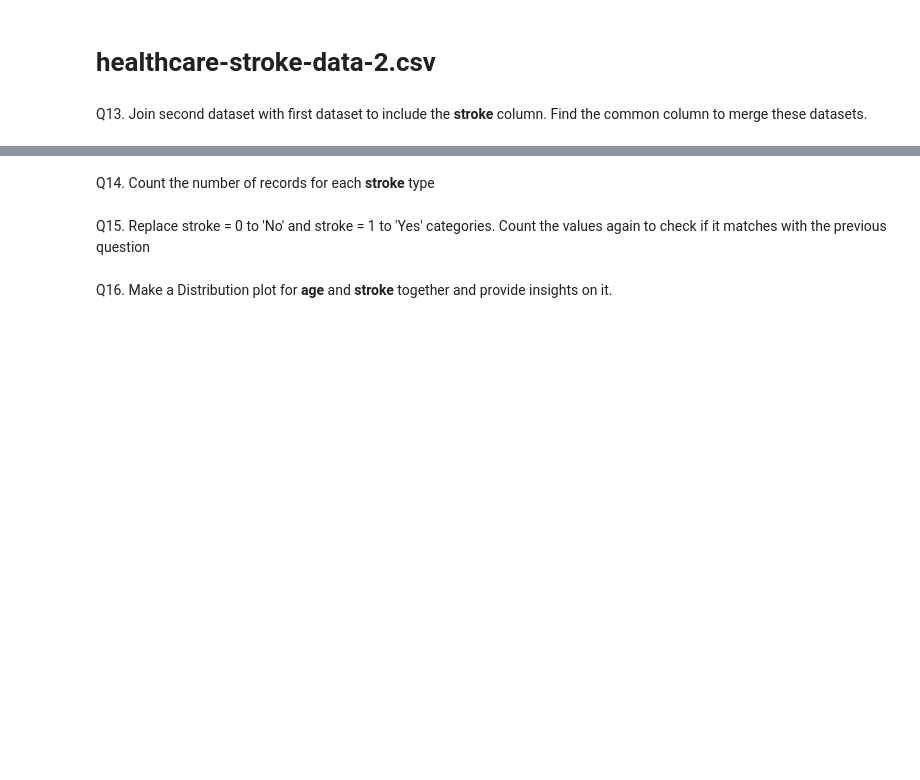
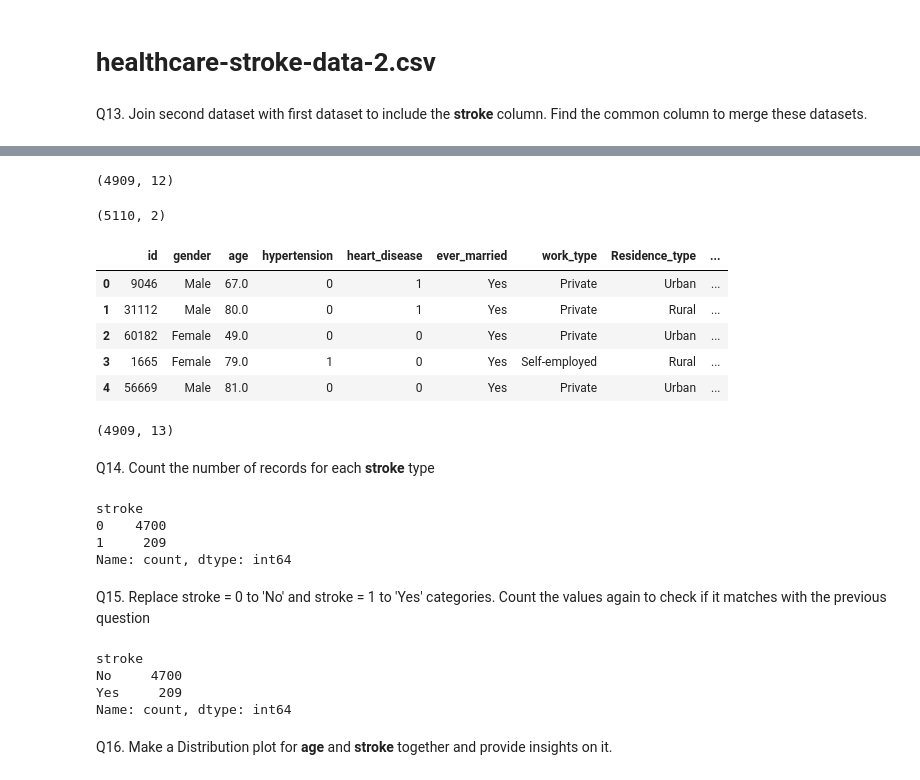
Before and after one commit to AsgharAZ/Data-Science, a Jupyter notebook: DS_Midterm/MidtermExam_SyedAsgharAbbasZaidi_sz07201.ipynb, the cells around one changed output, grey strips where cells are left out. Saved outputs shown, nothing was run; the diff lists cells and outputs as text; code cells hidden in the pictures; blank space fills up the shorter version.

```diff
--- a/DS_Midterm/MidtermExam_SyedAsgharAbbasZaidi_sz07201.ipynb
+++ b/DS_Midterm/MidtermExam_SyedAsgharAbbasZaidi_sz07201.ipynb
@@ -132,3 +264,6 @@ Q12. Use a boxplot visualisation technique to see the highest and lowest **fat_p
 # healthcare-stroke-data-2.csv
 # %% [markdown]
 Q13. Join second dataset with first dataset to include the **stroke** column. Find the common column to merge these datasets.
+# %%
+df_2 = pd.read_csv('healthcare-stroke-data-2.csv')
+df_2.head(10)
@@ -135,7 +282,53 @@ Q13. Join second dataset with first dataset to include the **stroke** column. Fi
+# %%
+df3.shape# Merge the datasets on the 'id' column
+# %% [output]
+(4909, 12)
+# %%
+df_2.shape
+# %% [output]
+(5110, 2)
+# %%
+# merged_df = pd.merge(df3, df_2[['id', 'stroke']], on='id', how='inner')
+merged_df = pd.merge(df3, df_2[['id', 'stroke']], on='id', how='left') #this ensures even if some columns aren't matched, we just keep null
+
+# Display the merged DataFrame
+merged_df.head()
+# %% [output]
+|  | id | gender | age | hypertension | heart_disease | ever_married | work_type | Residence_type | ... |
+| 0 | 9046 | Male | 67.0 | 0 | 1 | Yes | Private | Urban | ... |
+| 1 | 31112 | Male | 80.0 | 0 | 1 | Yes | Private | Rural | ... |
+| 2 | 60182 | Female | 49.0 | 0 | 0 | Yes | Private | Urban | ... |
+| 3 | 1665 | Female | 79.0 | 1 | 0 | Yes | Self-employed | Rural | ... |
+| 4 | 56669 | Male | 81.0 | 0 | 0 | Yes | Private | Urban | ... |
+# %%
+merged_df.shape
+# %% [output]
+(4909, 13)
 # %% [markdown]
 Q14. Count the number of records for each **stroke** type
+# %%
+merged_df['stroke'].value_counts()
+# %% [output]
+stroke
+0    4700
+1     209
+Name: count, dtype: int64
 # %% [markdown]
 Q15. Replace stroke = 0 to 'No' and stroke = 1 to 'Yes' categories. Count the values again to check if it matches with the previous question
+# %%
+# Replace 0 with 'No' and 1 with 'Yes' in the stroke column
+merged_df['stroke'] = merged_df['stroke'].replace({0: 'No', 1: 'Yes'})
+
+# Count the number of records for each stroke type again
+stroke_counts_updated = merged_df['stroke'].value_counts()
+
+# Display the updated counts
+print(stroke_counts_updated)
+# %% [output]
+stroke
+No     4700
+Yes     209
+Name: count, dtype: int64
 # %% [markdown]
 Q16. Make a Distribution plot for **age** and **stroke** together and provide insights on it.
 # %% [markdown]
```
Also changed, not shown: parts of 16 cells of this notebook, 5 other files.
